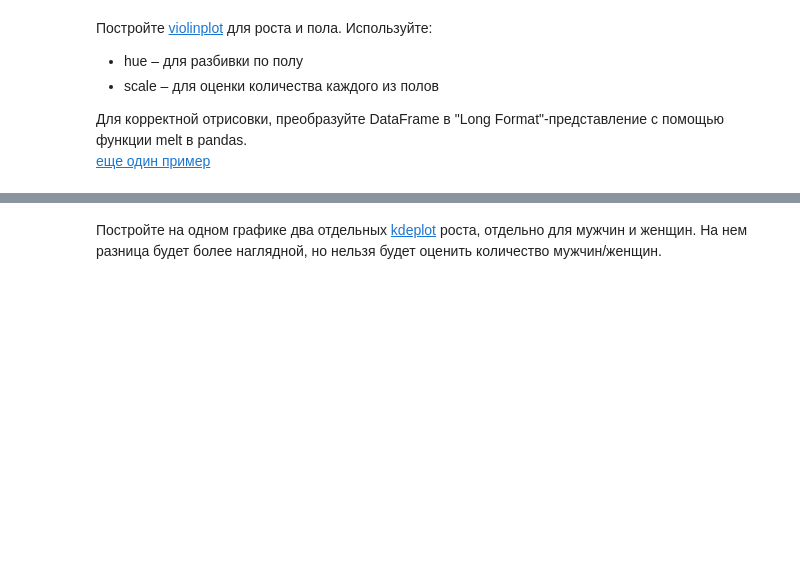
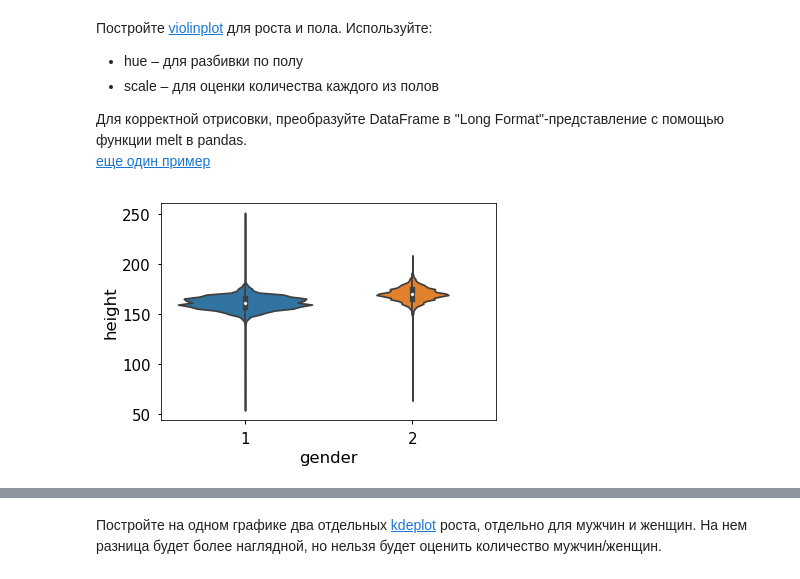
Before and after one commit to ivan-magda/mlcourse_open_homeworks, a Jupyter notebook: hw2_session3_visual_data_analysis.ipynb, the cells around one changed output, grey strips where cells are left out. Saved outputs shown, nothing was run; the diff lists cells and outputs as text; code cells hidden in the pictures; blank space fills up the shorter version.

```diff
--- a/hw2_session3_visual_data_analysis.ipynb
+++ b/hw2_session3_visual_data_analysis.ipynb
@@ -202,0 +262,4 @@ cardio
+# %%
+sns.violinplot(x='gender', y='height', data=train, scale='count');
+# %% [output]
+[figure, added]
```
Also changed, not shown: parts of 16 cells of this notebook.
